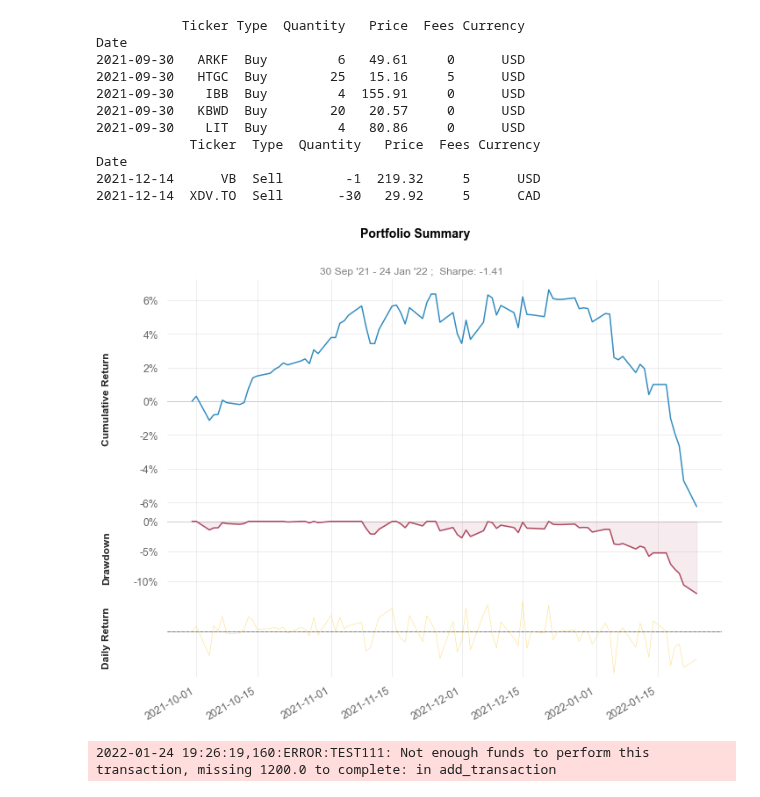
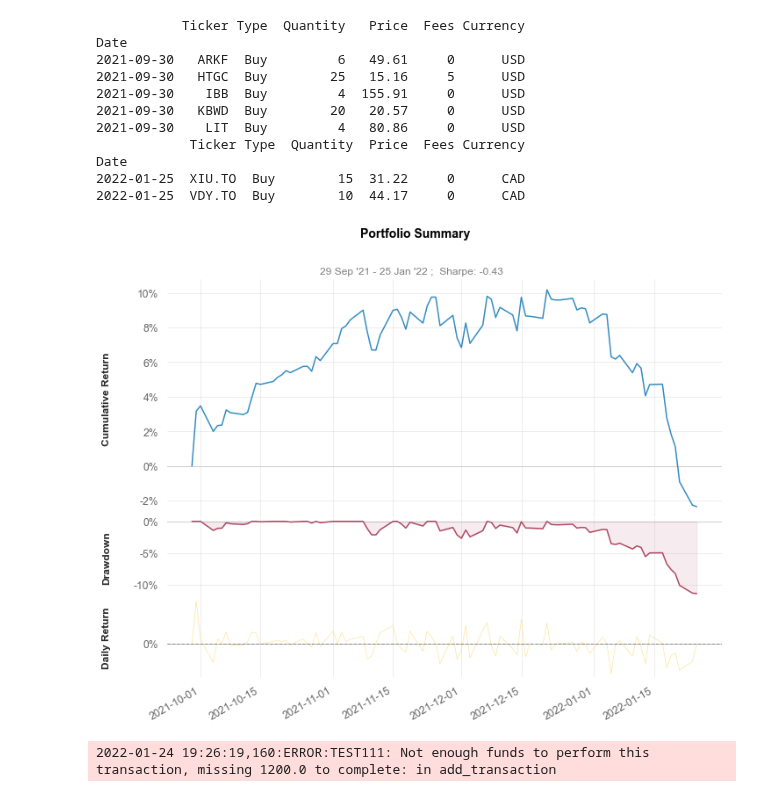
Before and after one commit to webclinic017/pyportlib, a Jupyter notebook: examples.ipynb, the cells around one changed output. Cells and saved outputs as stored; diff of their text form; code cells hidden in the pictures.

```diff
--- a/examples.ipynb
+++ b/examples.ipynb
@@ -1,30 +1,28 @@
 # %%
-import pandas as pd
-
 from portfolio import Portfolio
 import quantstats as qs
 
 ptf = Portfolio(account='tfsa', currency="CAD")
 
 # Transactions
 print(ptf.transactions.head())
 print(ptf.transactions.tail(2))
 
-pnl = ptf.daily_total_pnl_pct(start_date=ptf.start_date).iloc[1:]
+pnl = ptf.pct_daily_total_pnl(start_date=ptf.start_date)
 qs.plots.snapshot(pnl)
 # %% [output]
            Ticker Type  Quantity   Price  Fees Currency
 Date
 2021-09-30   ARKF  Buy         6   49.61     0      USD
 2021-09-30   HTGC  Buy        25   15.16     5      USD
 2021-09-30    IBB  Buy         4  155.91     0      USD
 2021-09-30   KBWD  Buy        20   20.57     0      USD
 2021-09-30    LIT  Buy         4   80.86     0      USD
-            Ticker  Type  Quantity   Price  Fees Currency
+            Ticker Type  Quantity  Price  Fees Currency
 Date
-2021-12-14      VB  Sell        -1  219.32     5      USD
-2021-12-14  XDV.TO  Sell       -30   29.92     5      CAD
+2022-01-25  XIU.TO  Buy        15  31.22     0      CAD
+2022-01-25  VDY.TO  Buy        10  44.17     0      CAD
-[figure, old version]
+[figure, new version]
 # %%
 from transaction import Transaction
 from datetime import datetime
```
Also changed, not shown: 4 other files.
